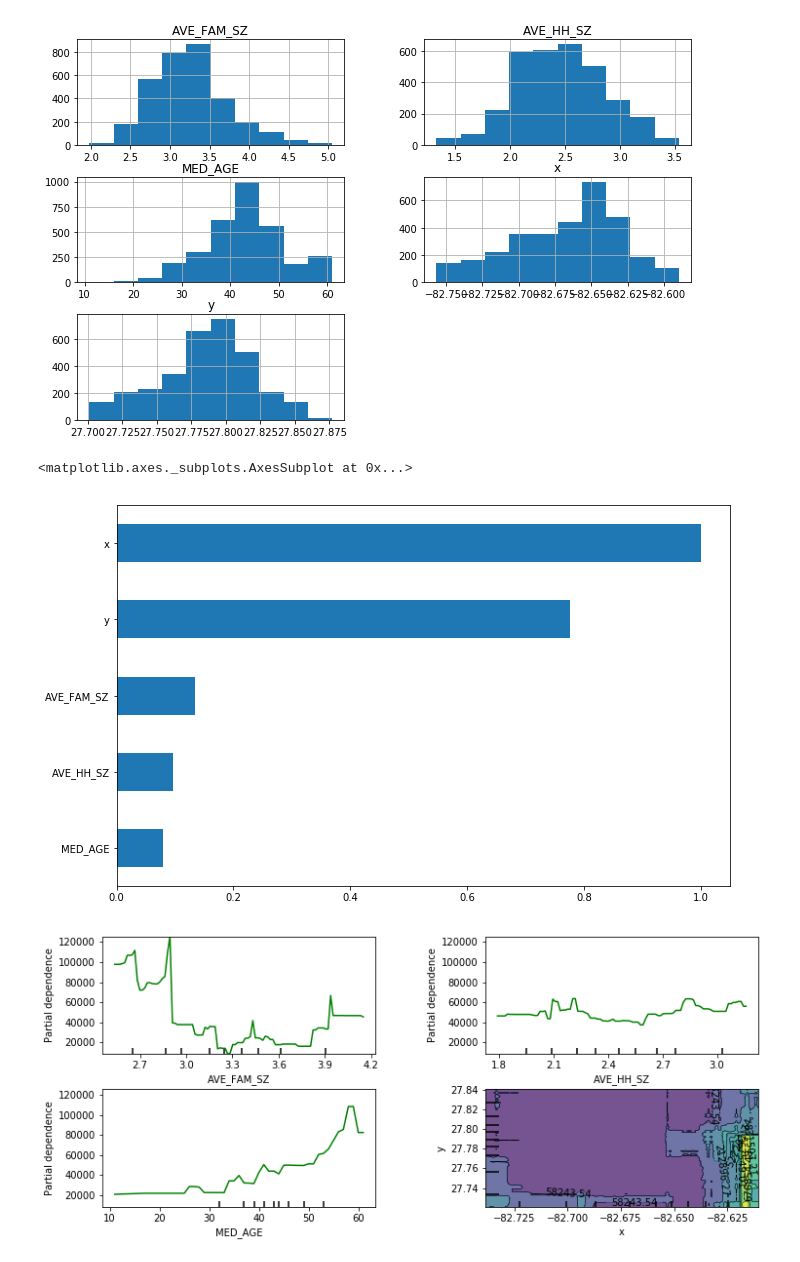
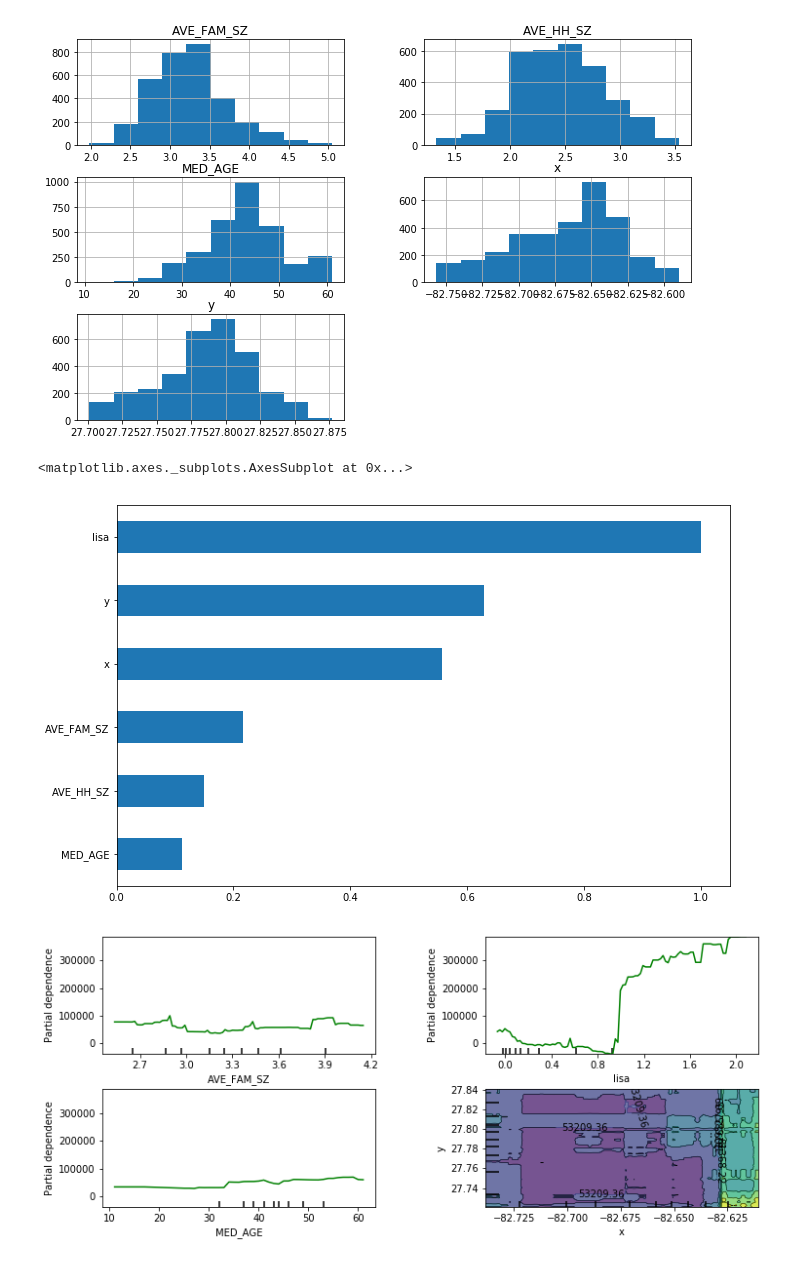
Before and after one commit to hanfordj/odsc, a Jupyter notebook: Exercise 8. Machine Learning Models for Geospatial.ipynb, the cells around one changed output. Saved outputs shown, nothing was run; the diff lists cells and outputs as text; code cells hidden in the pictures.

```diff
--- a/Exercise 8. Machine Learning Models for Geospatial.ipynb
+++ b/Exercise 8. Machine Learning Models for Geospatial.ipynb
@@ -3,7 +3,7 @@
 import numpy as np
 import geopandas as gpd
 
-stp_sales_2015 = gpd.read_file('./data/stpete_sales_2015.shp')
+stp_sales_2015 = gpd.read_file('./data/parcels/stpete_sales_2015.shp')
 stp_sales_2015["x"] = stp_sales_2015.centroid.map(lambda p: p.x)
 stp_sales_2015["y"] = stp_sales_2015.centroid.map(lambda p: p.y)
 stp_sales_2015_x = stp_sales_2015[['AVE_FAM_SZ', 'AVE_HH_SZ', 'MED_AGE', 'x', 'y', 'lisa']]
@@ -33,9 +33,9 @@ from sklearn.cross_validation import train_test_split
 FIGSIZE = (11, 7)
 # # split 80/20 train-test
 X_train, X_test, y_train, y_test = train_test_split(stp_sales_2015_x,
-                                                    stp_cenacs['price'],
+                                                    stp_sales_2015['price'],
                                                     test_size=0.2,
                                                     random_state=1)
-names = stp_cenacs_x.columns.values
+names = stp_sales_2015_x.columns.values
 X_train
 # %% [output]
@@ -126,14 +126,14 @@ fx_imp.sort()
 fx_imp.plot(kind='barh', figsize=FIGSIZE)
 # %% [output]
 <matplotlib.axes._subplots.AxesSubplot at 0x...>
-[figure, old version]
+[figure, new version]
 # %%
 # 1 way and 2 way partial dependence for features
 from sklearn.ensemble.partial_dependence import plot_partial_dependence
 
-features = ['AVE_FAM_SZ', 'AVE_HH_SZ', 'MED_AGE',
+features = ['AVE_FAM_SZ', 'lisa', 'MED_AGE',
             ('x', 'y')]
 fig, axs = plot_partial_dependence(est, X_train, features, feature_names=names,
                                    n_cols=2, figsize=FIGSIZE)
 # %% [output]
-[figure, old version]
+[figure, new version]
```
Also changed, not shown: parts of 4 cells of this notebook, 1 other file.
